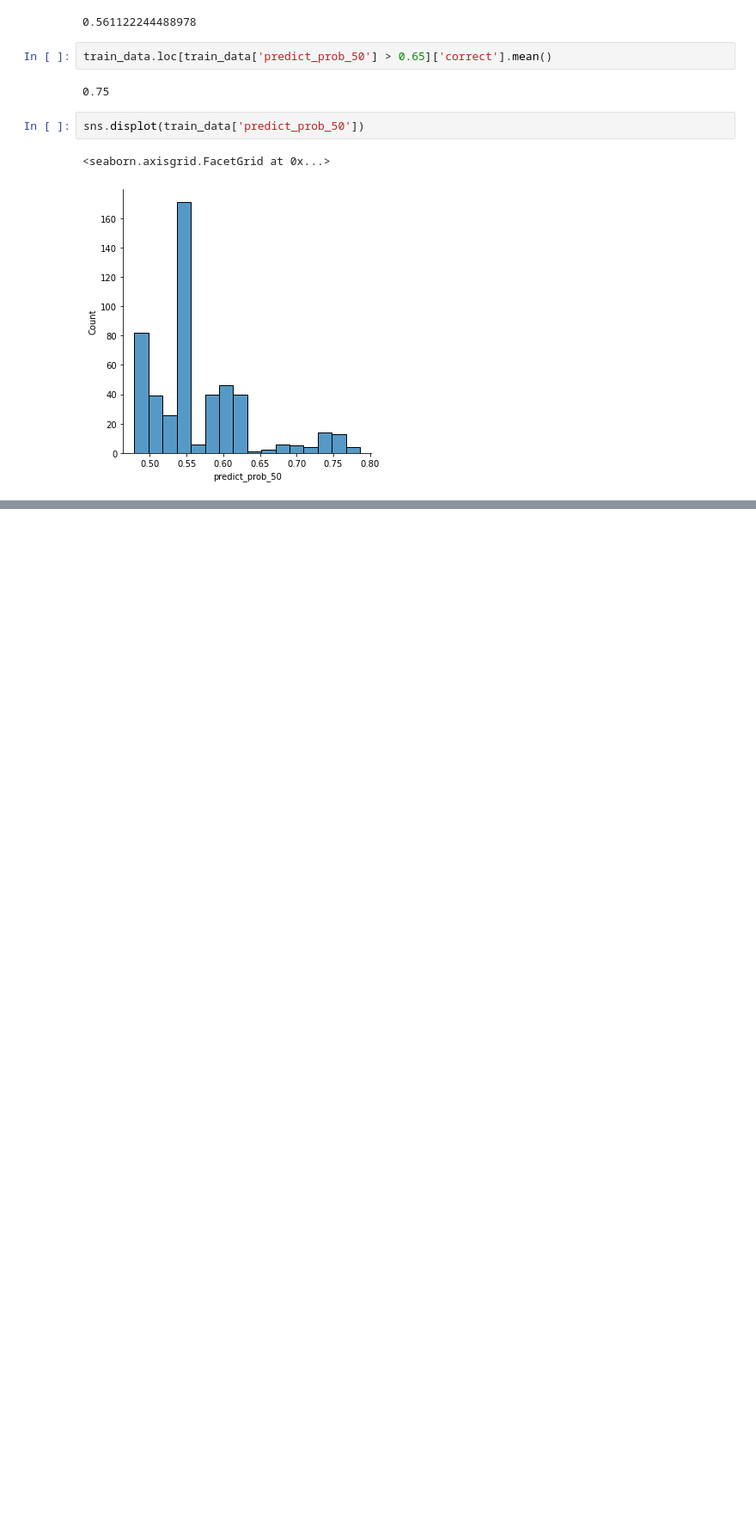
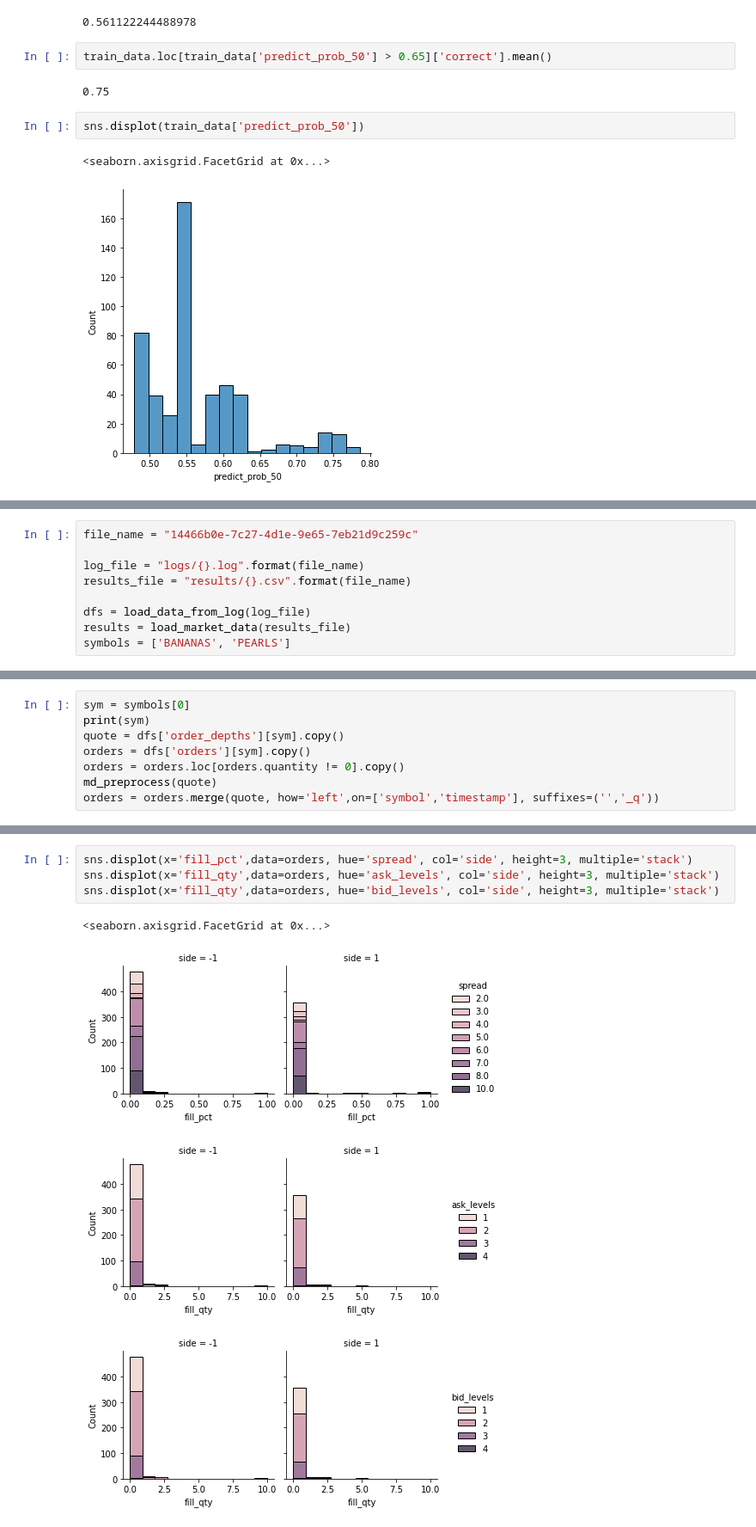
Before and after one commit to XiuLuoShen/imc_prosperity, a Jupyter notebook: ResultsAnalysis.ipynb, the cells around one changed output, grey strips where cells are left out. Shown at 86% size. Drawn from its saved outputs; the diff is of its cells as text; blank space fills up the shorter version.

```diff
--- a/ResultsAnalysis.ipynb
+++ b/ResultsAnalysis.ipynb
@@ -936,0 +985,9 @@ sns.displot(train_data['predict_prob_50'])
+# %%
+file_name = "14466b0e-7c27-4d1e-9e65-7eb21d9c259c"
+
+log_file = "logs/{}.log".format(file_name)
+results_file = "results/{}.csv".format(file_name)
+
+dfs = load_data_from_log(log_file)
+results = load_market_data(results_file)
+symbols = ['BANANAS', 'PEARLS']
@@ -936,0 +996,8 @@ sns.displot(train_data['predict_prob_50'])
+# %%
+sym = symbols[0]
+print(sym)
+quote = dfs['order_depths'][sym].copy()
+orders = dfs['orders'][sym].copy()
+orders = orders.loc[orders.quantity != 0].copy()
+md_preprocess(quote)
+orders = orders.merge(quote, how='left',on=['symbol','timestamp'], suffixes=('','_q'))
@@ -936,0 +1014,9 @@ sns.displot(train_data['predict_prob_50'])
+# %%
+sns.displot(x='fill_pct',data=orders, hue='spread', col='side', height=3, multiple='stack')
+sns.displot(x='fill_qty',data=orders, hue='ask_levels', col='side', height=3, multiple='stack')
+sns.displot(x='fill_qty',data=orders, hue='bid_levels', col='side', height=3, multiple='stack')
+# %% [output]
+<seaborn.axisgrid.FacetGrid at 0x...>
+[figure, added]
+[figure, added]
+[figure, added]
```
Also changed, not shown: parts of 18 cells of this notebook, 4 other files.
